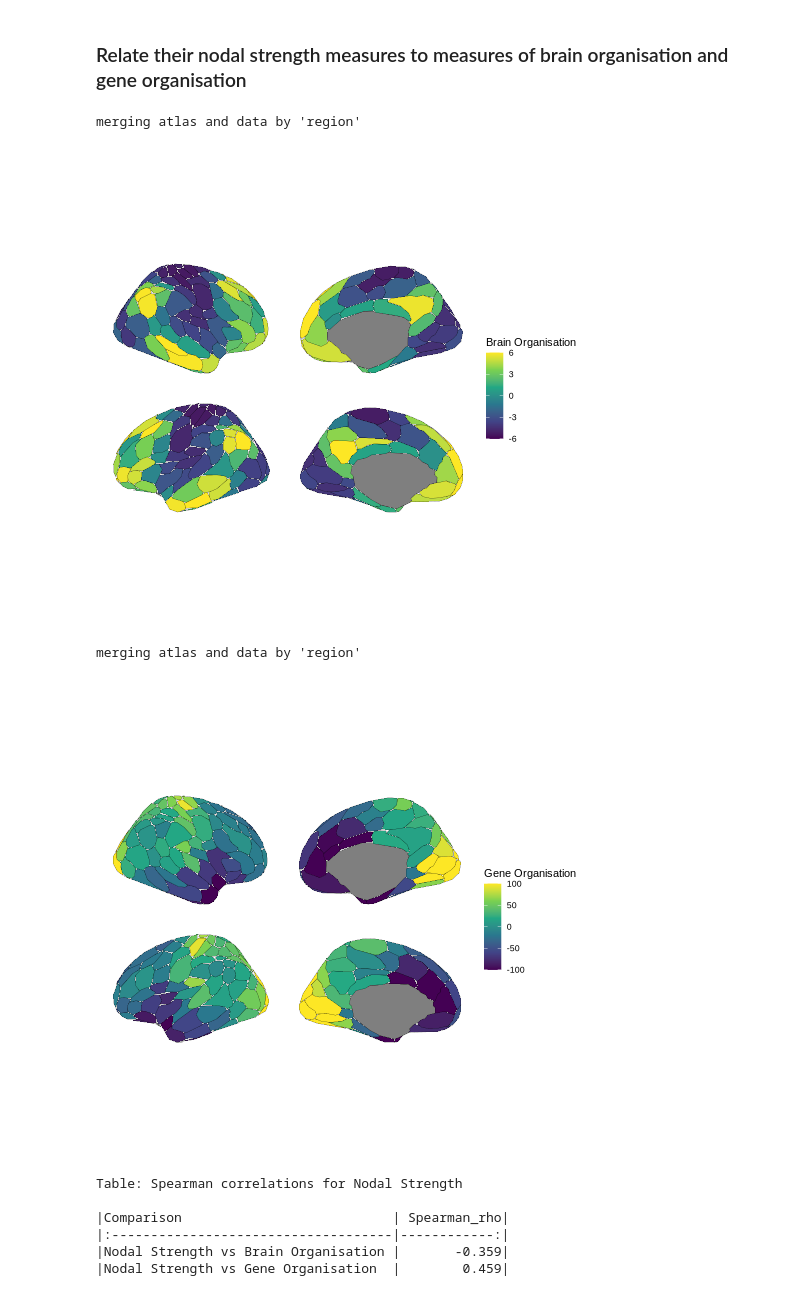
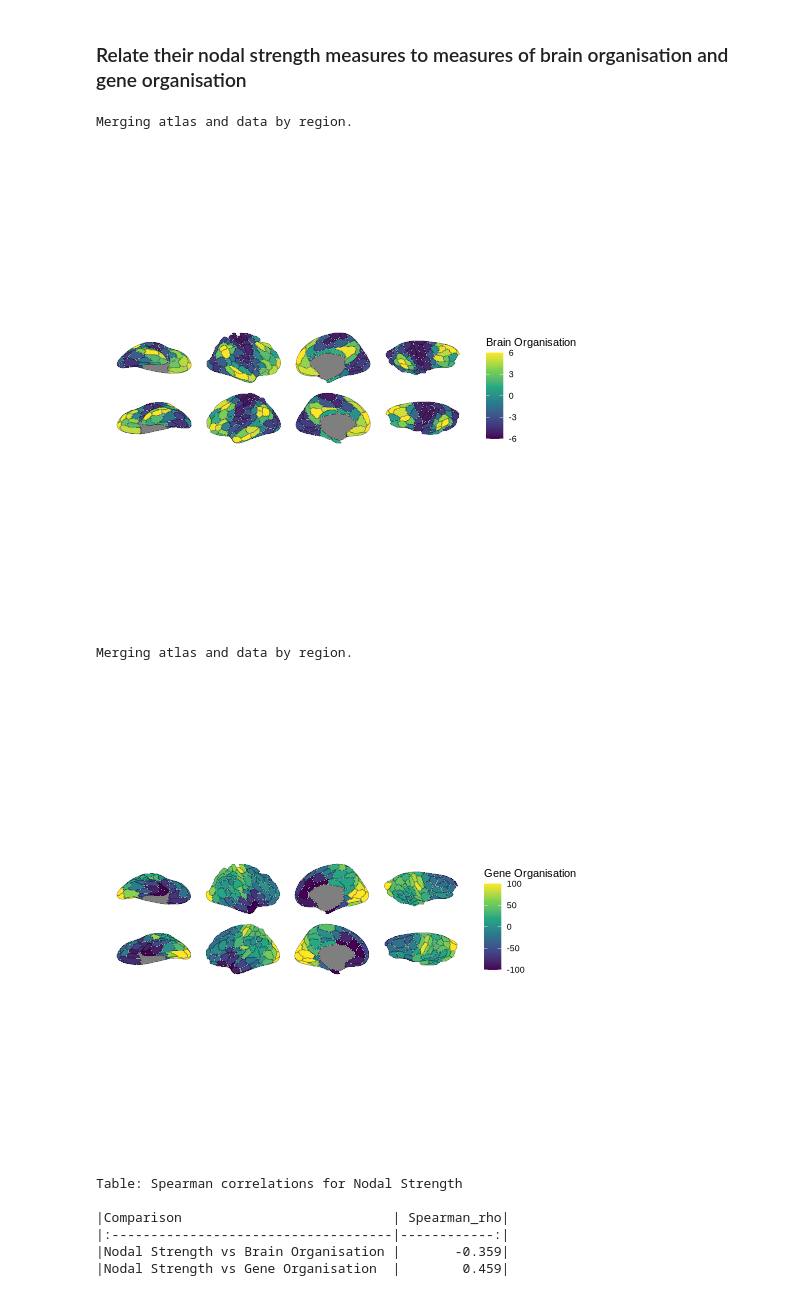
Before and after one commit to MoniDoerig/neurodeskedu, a Jupyter notebook: books/examples/functional_imaging/fMRI_tutorial_in_R_magic.ipynb, the cells around one changed output. Saved outputs shown, nothing was run; the diff lists cells and outputs as text; code cells hidden in the pictures.

```diff
--- a/books/examples/functional_imaging/fMRI_tutorial_in_R_magic.ipynb
+++ b/books/examples/functional_imaging/fMRI_tutorial_in_R_magic.ipynb
@@ -538,33 +474,33 @@ gene_organisation <- read.csv("./data/gene_pc1_20017Schaefer.csv")
 # %%
 %%R
 # Brain organisation
-brain_organisation %>%
-  ggseg(atlas = schaefer17_200,
-        mapping = aes(fill = Value),
-        position = "stacked",
-        colour = "black",
-        size = 0.1) +
+ggplot(brain_organisation) +
+  geom_brain(atlas = schaefer17_200(),
+             mapping = aes(fill = Value),
+             position = position_brain(hemi ~ view),
+             colour = "black",
+             size = 0.1) +
   scale_fill_viridis_c(limits = c(-6, 6), oob = scales::squish) +
   theme_void() +
   labs(fill = "Brain Organisation")
 # %% [output]
-merging atlas and data by 'region'
+Merging atlas and data by region.
-[figure, old version]
+[figure, new version]
 # %%
 %%R
 # Gene organisation
-gene_organisation %>%
-  ggseg(atlas = schaefer17_200,
-        mapping = aes(fill = Value),
-        position = "stacked",
-        colour = "black",
-        size = 0.1) +
+ggplot(gene_organisation) +
+  geom_brain(atlas = schaefer17_200(),
+             mapping = aes(fill = Value),
+             position = position_brain(hemi ~ view),
+             colour = "black",
+             size = 0.1) +
   scale_fill_viridis_c(limits = c(-100, 100), oob = scales::squish) +
   theme_void() +
   labs(fill = "Gene Organisation")
 # %% [output]
-merging atlas and data by 'region'
+Merging atlas and data by region.
-[figure, old version]
+[figure, new version]
 # %%
 %%R
 #Compute correlation amongst these vectors: nodal strength, brain organisation and gene organisation
```
Also changed, not shown: parts of 6 cells of this notebook.
